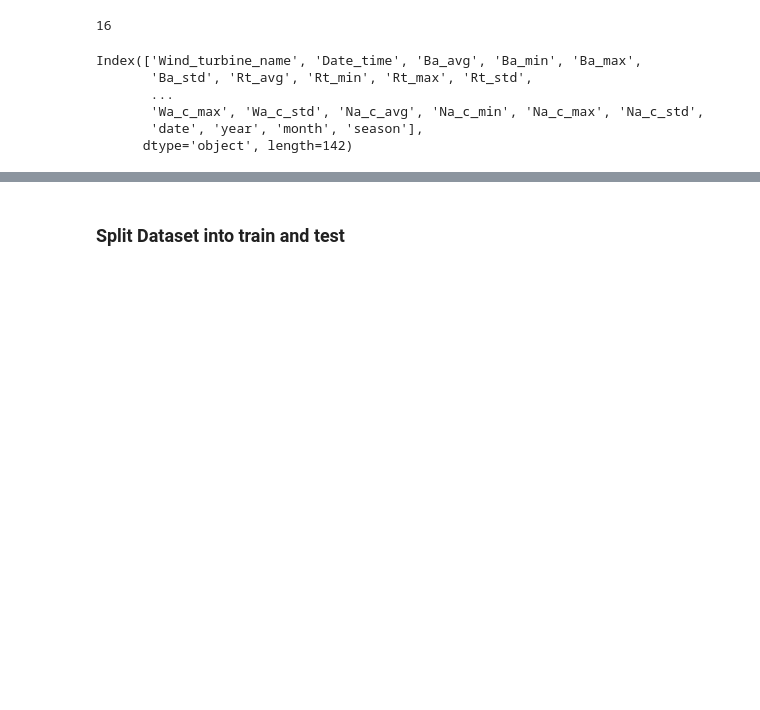
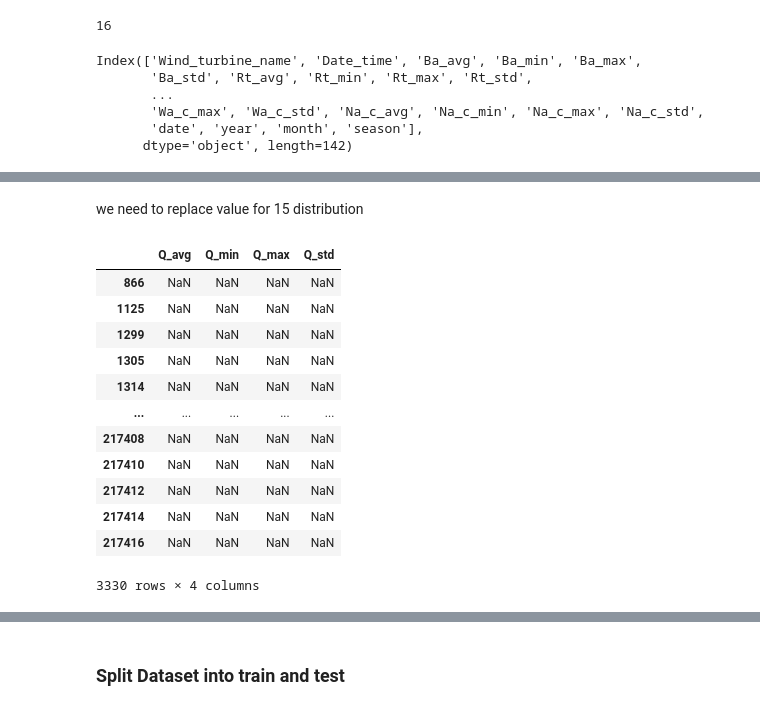
Before and after one commit to octo-technology/Formation-MLOps-2, a Jupyter notebook: notebook/eolienne_models.ipynb, the cells around one changed output, grey strips where cells are left out. Drawn from its saved outputs; the diff is of its cells as text; code cells hidden in the pictures; blank space fills up the shorter version.

```diff
--- a/notebook/eolienne_models.ipynb
+++ b/notebook/eolienne_models.ipynb
@@ -142,0 +152,18 @@ X.isnull().sum()[X.isnull().sum() > 100000].count()
+# %% [markdown]
+we need to replace value for 15 distribution
+# %%
+X[X[['Q_avg','Q_min','Q_max', 'Q_std']].isna().any(axis=1)][['Q_avg', 'Q_min', 'Q_max', 'Q_std']]
+# %% [output]
+|  | Q_avg | Q_min | Q_max | Q_std |
+| 866 | NaN | NaN | NaN | NaN |
+| 1125 | NaN | NaN | NaN | NaN |
+| 1299 | NaN | NaN | NaN | NaN |
+| 1305 | NaN | NaN | NaN | NaN |
+| 1314 | NaN | NaN | NaN | NaN |
+| ... | ... | ... | ... | ... |
+| 217408 | NaN | NaN | NaN | NaN |
+| 217410 | NaN | NaN | NaN | NaN |
+| 217412 | NaN | NaN | NaN | NaN |
+| 217414 | NaN | NaN | NaN | NaN |
+| 217416 | NaN | NaN | NaN | NaN |
+3330 rows × 4 columns
```
Also changed, not shown: parts of 10 cells of this notebook, 2 other files.
